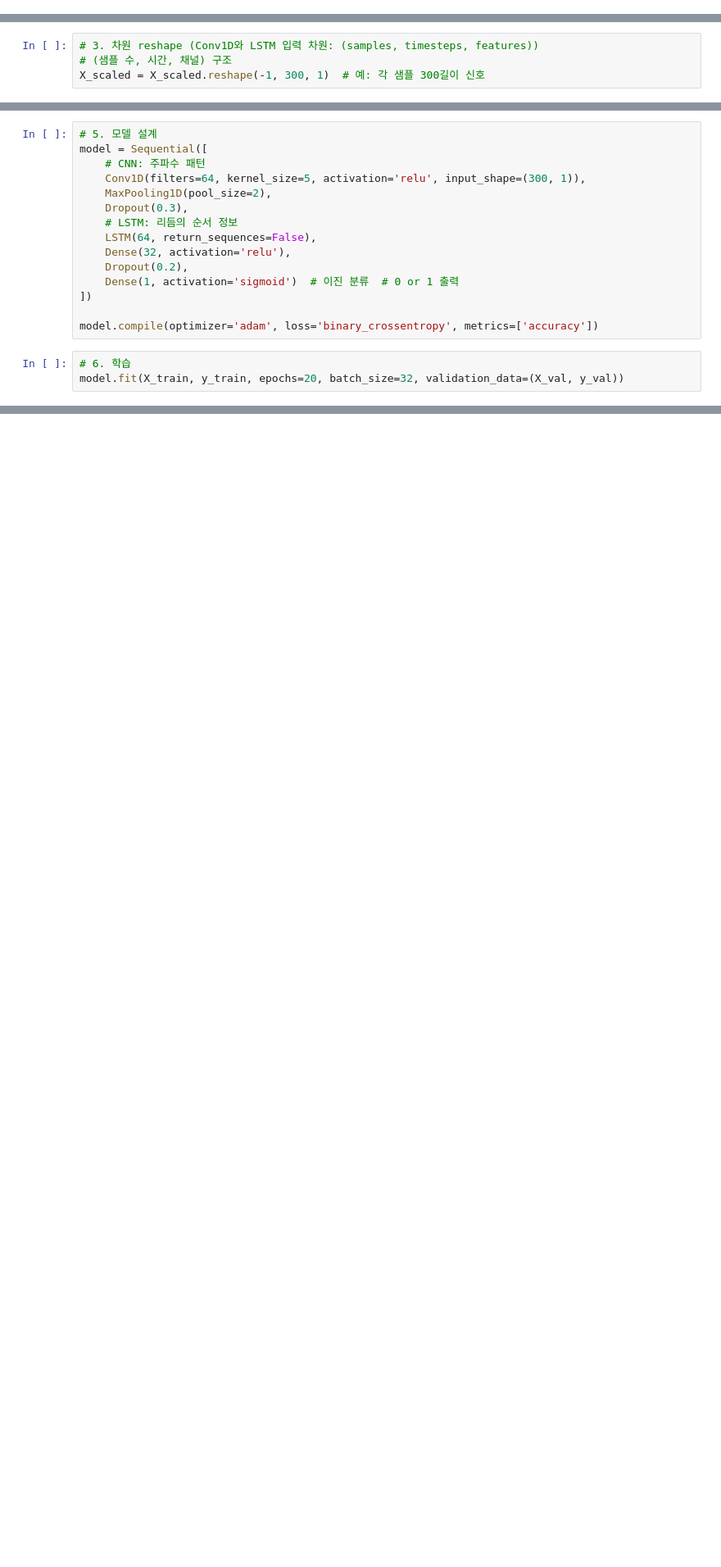
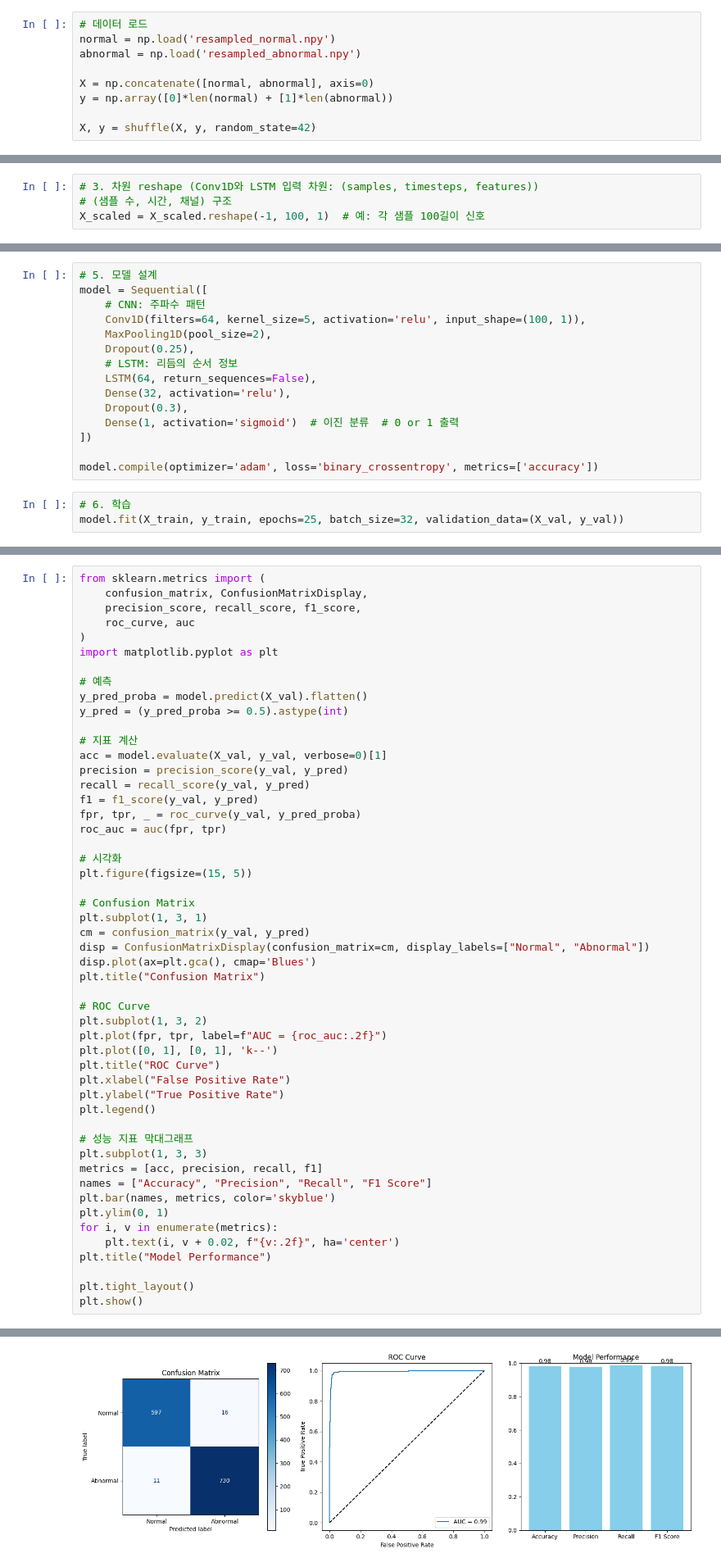
Before and after one commit to Freezens/ppg_project, a Jupyter notebook: Conv1D+LSTM.ipynb, the cells around one changed output, grey strips where cells are left out. Shown: that part at 82% size. Saved outputs shown, nothing was run; the diff lists cells and outputs as text; blank space fills up the shorter version.

Commit message:
test data w/ model modification

```diff
--- a/Conv1D+LSTM.ipynb
+++ b/Conv1D+LSTM.ipynb
@@ -35,3 +29,12 @@ y = np.array([0]*500 + [1]*500)  # 0=정상, 1=부정맥 (라벨 수에 따라
+# %%
+# 데이터 로드
+normal = np.load('resampled_normal.npy')
+abnormal = np.load('resampled_abnormal.npy')
+
+X = np.concatenate([normal, abnormal], axis=0)
+y = np.array([0]*len(normal) + [1]*len(abnormal))
+
+X, y = shuffle(X, y, random_state=42)
 # %%
 # 2. 정규화 스케일링 (0~1 범위로)
 scaler = MinMaxScaler()
@@ -39,7 +42,7 @@ X_scaled = np.array([scaler.fit_transform(x.reshape(-1, 1)).flatten() for x in X
 # %%
 # 3. 차원 reshape (Conv1D와 LSTM 입력 차원: (samples, timesteps, features))
 # (샘플 수, 시간, 채널) 구조
-X_scaled = X_scaled.reshape(-1, 300, 1)  # 예: 각 샘플 300길이 신호
+X_scaled = X_scaled.reshape(-1, 100, 1)  # 예: 각 샘플 100길이 신호
 # %%
 # 4. 데이터 분할: 학습용 vs 검증용
 X_train, X_val, y_train, y_val = train_test_split(X_scaled, y, test_size=0.2, random_state=42)
@@ -47,18 +79,18 @@ X_train, X_val, y_train, y_val = train_test_split(X_scaled, y, test_size=0.2, ra
 # 5. 모델 설계
 model = Sequential([
     # CNN: 주파수 패턴
-    Conv1D(filters=64, kernel_size=5, activation='relu', input_shape=(300, 1)),
+    Conv1D(filters=64, kernel_size=5, activation='relu', input_shape=(100, 1)),
     MaxPooling1D(pool_size=2),
-    Dropout(0.3),
+    Dropout(0.25),
     # LSTM: 리듬의 순서 정보
     LSTM(64, return_sequences=False),
     Dense(32, activation='relu'),
-    Dropout(0.2),
+    Dropout(0.3),
     Dense(1, activation='sigmoid')  # 이진 분류  # 0 or 1 출력
 ])
 
 model.compile(optimizer='adam', loss='binary_crossentropy', metrics=['accuracy'])
 # %%
 # 6. 학습
-model.fit(X_train, y_train, epochs=20, batch_size=32, validation_data=(X_val, y_val))
+model.fit(X_train, y_train, epochs=25, batch_size=32, validation_data=(X_val, y_val))
 # %% [output]
@@ -89,0 +122,52 @@ Validation Accuracy: 0.8200
+# %%
+from sklearn.metrics import (
+    confusion_matrix, ConfusionMatrixDisplay,
+    precision_score, recall_score, f1_score,
+    roc_curve, auc
+)
+import matplotlib.pyplot as plt
+
+# 예측
+y_pred_proba = model.predict(X_val).flatten()
+y_pred = (y_pred_proba >= 0.5).astype(int)
+
+# 지표 계산
+acc = model.evaluate(X_val, y_val, verbose=0)[1]
+precision = precision_score(y_val, y_pred)
+recall = recall_score(y_val, y_pred)
+f1 = f1_score(y_val, y_pred)
+fpr, tpr, _ = roc_curve(y_val, y_pred_proba)
+roc_auc = auc(fpr, tpr)
+
+# 시각화
+plt.figure(figsize=(15, 5))
+
+# Confusion Matrix
+plt.subplot(1, 3, 1)
+cm = confusion_matrix(y_val, y_pred)
+disp = ConfusionMatrixDisplay(confusion_matrix=cm, display_labels=["Normal", "Abnormal"])
+disp.plot(ax=plt.gca(), cmap='Blues')
+plt.title("Confusion Matrix")
+
+# ROC Curve
+plt.subplot(1, 3, 2)
+plt.plot(fpr, tpr, label=f"AUC = {roc_auc:.2f}")
+plt.plot([0, 1], [0, 1], 'k--')
+plt.title("ROC Curve")
+plt.xlabel("False Positive Rate")
+plt.ylabel("True Positive Rate")
+plt.legend()
+
+# 성능 지표 막대그래프
+plt.subplot(1, 3, 3)
+metrics = [acc, precision, recall, f1]
+names = ["Accuracy", "Precision", "Recall", "F1 Score"]
+plt.bar(names, metrics, color='skyblue')
+plt.ylim(0, 1)
+for i, v in enumerate(metrics):
+    plt.text(i, v + 0.02, f"{v:.2f}", ha='center')
+plt.title("Model Performance")
+
+plt.tight_layout()
+plt.show()
+# %% [output]
@@ -89,0 +183 @@ Validation Accuracy: 0.8200
+[figure, added]
```
Also changed, not shown: parts of 10 cells of this notebook, 1 other file.
